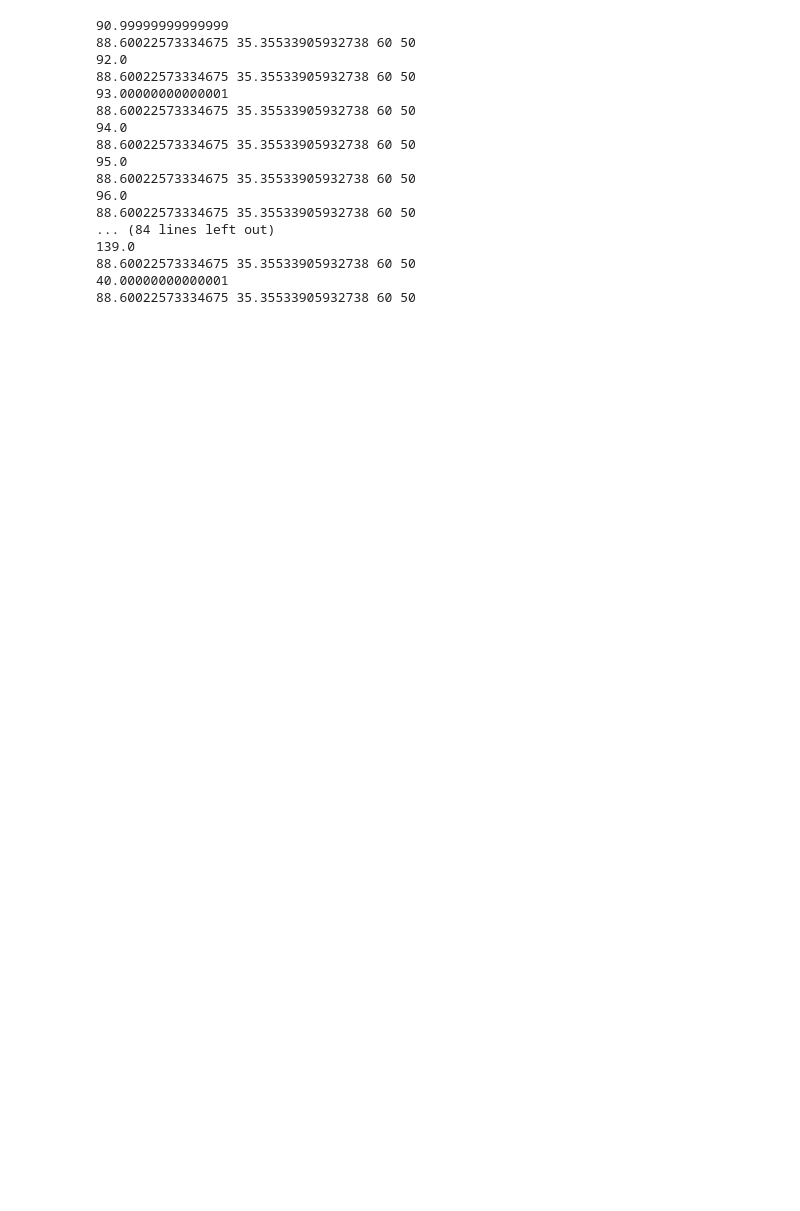
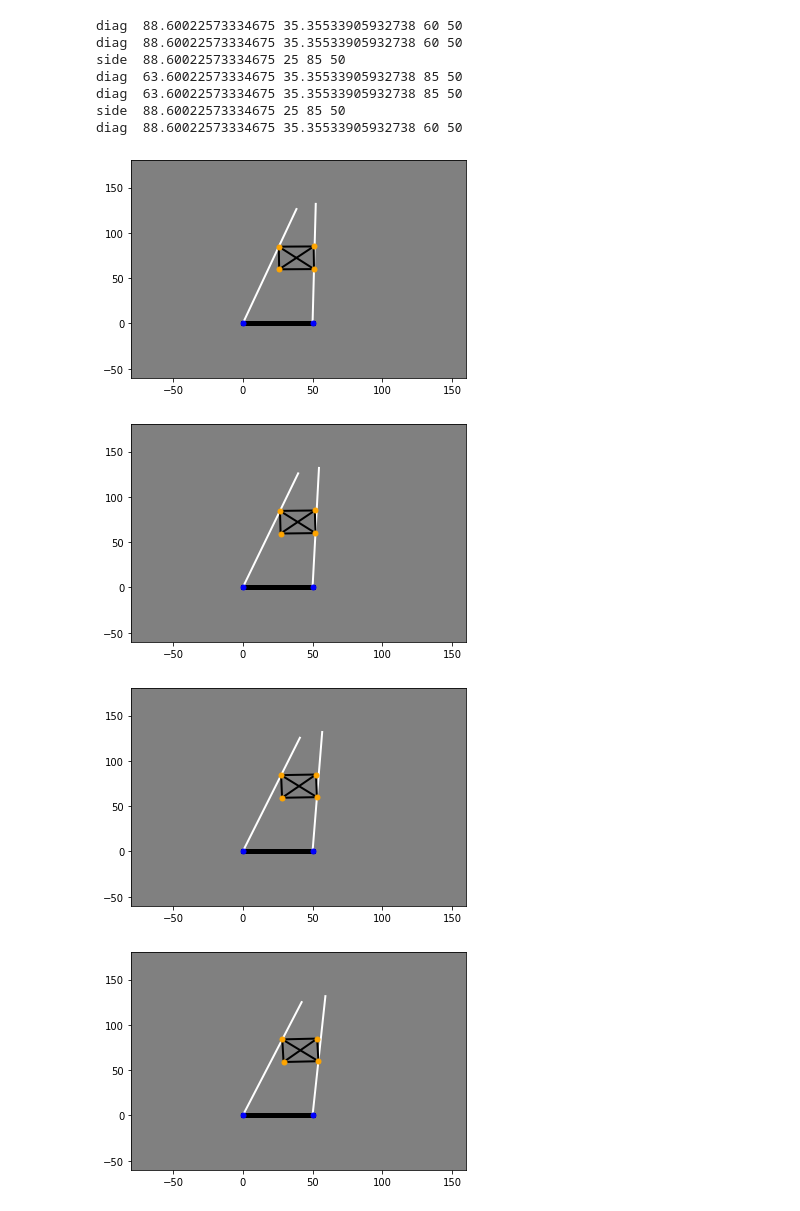
Before and after one commit to ej3517/FYP_EEE_Proprioceptive_Robot_Hand, a Jupyter notebook: Simulation/rolling_simulation.ipynb, the cells around one changed output. Cells and saved outputs as stored; diff of their text form; code cells hidden in the pictures; blank space fills up the shorter version.

Commit message:
simulation work

```diff
--- a/Simulation/rolling_simulation.ipynb
+++ b/Simulation/rolling_simulation.ipynb
@@ -84,6 +84,7 @@ def ini_left_contact(face,c,d):
 
 def rolling_simulation_side(a, b, c, d, s,traj, forward):
     """s : diagonal in this case """
+    print("side ",a,b,c,d)
     keep_data = True
     list_theta_l = []
     list_theta_r = []
@@ -113,14 +114,16 @@ def rolling_simulation_side(a, b, c, d, s,traj, forward):
         # if a corner is identified
         if corner_identification(B1,G1,C1):
             a = a-b
-            [next_theta_l, next_theta_r] = rolling_simulation_diag(a, s, c, d, b, traj[i:-1], forward)
+            [next_theta_l, next_theta_r, a, c] = rolling_simulation_diag(a, s, c, d, b, traj[i:-1], forward)
             list_theta_l += next_theta_l
             list_theta_r += next_theta_r
             keep_data = False
             break
         elif corner_identification(C1,H1,B1):
-            a = a-b
-            rolling_simulation_diag(a-b, s, c, d, b, traj[i:-1], forward)
+            c = c-b
+            [next_theta_l, next_theta_r, a, c] = rolling_simulation_diag(a, s, c, d, b, traj[i:-1], forward)
+            list_theta_l += next_theta_l
+            list_theta_r += next_theta_r
             keep_data = False
             break
         # update list
@@ -128,13 +131,13 @@ def rolling_simulation_side(a, b, c, d, s,traj, forward):
             list_theta_l += [theta_l*180/math.pi]
             list_theta_r += [theta_r*180/math.pi]
         ## plot
-        #plot_scene(A1,B1,C1,D1,E1,F1,G1,H1)
-    return [list_theta_l, list_theta_r]
+        plot_scene(A1,B1,C1,D1,E1,F1,G1,H1)
+    return [list_theta_l, list_theta_r, a, c]
 
 
 def rolling_simulation_diag(a, b, c, d, s, traj, forward):
     """a:left ; b:diag ; c:right ; d:bottom ; f:side"""
-    print(a,b,c,d)
+    print("diag ",a,b,c,d)
     keep_data = True
     list_theta_l = []
     list_theta_r = []
@@ -163,7 +166,8 @@ def rolling_simulation_diag(a, b, c, d, s, traj, forward):
 
         # if a corner is identified
         if corner_identification(C1,D1,F1):
-            [next_theta_l, next_theta_r] = rolling_simulation_side(a, s, c+s, d, b, traj[i:-1], forward)
+            c = c+s
+            [next_theta_l, next_theta_r, a, c] = rolling_simulation_side(a, s, c, d, b, traj[i:-1], forward)
             list_theta_l += next_theta_l
             list_theta_r += next_theta_r
             keep_data = False
@@ -175,7 +179,9 @@ def rolling_simulation_diag(a, b, c, d, s, traj, forward):
             break
         elif corner_identification(B1,A1,F1):
             a = a+s
-            rolling_simulation_diag(a, s, c, d, b, traj[i:-1], forward)
+            [next_theta_l, next_theta_r, a, c] = rolling_simulation_side(a, s, c, d, b, traj[i:-1], forward)
+            list_theta_l += next_theta_l
+            list_theta_r += next_theta_r
             keep_data = False
             break
 
@@ -184,8 +190,8 @@ def rolling_simulation_diag(a, b, c, d, s, traj, forward):
             list_theta_l += [theta_l*180/math.pi]
             list_theta_r += [theta_r*180/math.pi]
         # plot
-        #plot_scene(A1,B1,C1,D1,E1,F1,G1,H1)
-    return [list_theta_l, list_theta_r]
+        plot_scene(A1,B1,C1,D1,E1,F1,G1,H1)
+    return [list_theta_l, list_theta_r, a, c]
 
 
 ####### Animation #########
@@ -229,50 +235,44 @@ def manipulation_simulation(sqrt_dim, ini_drf, gap, minang, maxang):
     ## initalisation
     clockwise = True
     increasing = True
     trajectory_increasing = list_of_angle(minang,maxang,increasing)
     trajectory_decreasing = list_of_angle(maxang,minang,not increasing)
     ## geometry
     sqrt_diag = math.sqrt(2)*sqrt_dim # square's diagonal
     drf = ini_drf
     dlf = ini_left_contact(sqrt_dim,ini_drf,gap) # bottom left finger to contact point
     ang90 = deg2rad(90)
     ## first clockwise motion
     trajectory = [element for element in trajectory_decreasing if element < ang90]
-    [pos_l, pos_r] = rolling_simulation_diag(dlf, sqrt_diag, drf, finger_gap, sqrt_dim, trajectory, clockwise)
+    [pos_l, pos_r, dlf, drf] = rolling_simulation_diag(dlf, sqrt_diag, drf, finger_gap, sqrt_dim, trajectory, clockwise)
     #### anticlockwise motion
-    [next_pos_l, next_pos_r] = rolling_simulation_diag(dlf, sqrt_diag, drf, finger_gap, sqrt_dim, trajectory_increasing, not clockwise)
+    [next_pos_l, next_pos_r, dlf, drf] = rolling_simulation_diag(dlf, sqrt_diag, drf, finger_gap, sqrt_dim, trajectory_increasing, not clockwise)
     pos_l += next_pos_l
     pos_r += next_pos_r
     #### anticlockwise motion
-    [next_pos_l, next_pos_r] = rolling_simulation_diag(dlf, sqrt_diag, drf, finger_gap, sqrt_dim, trajectory_decreasing, clockwise)
+    [next_pos_l, next_pos_r, dlf, drf] = rolling_simulation_diag(dlf, sqrt_diag, drf, finger_gap, sqrt_dim, trajectory_decreasing, clockwise)
     pos_l += next_pos_l
     pos_r += next_pos_r
     ### final plot of the angle evolution
     plot_pos_evol(pos_l,pos_r)
 
 ##### initialisation
 sqrt_side = 25
 initial_drf = 60 # bottom right finger to contact point
 finger_gap = 50 # width between fingers
 min_ang = 40
 max_ang = 140
 
 manipulation_simulation(sqrt_side, initial_drf, finger_gap, min_ang, max_ang)
 # %% [output]
-90.99999999999999
-88.60022573334675 35.35533905932738 60 50
-92.0
-88.60022573334675 35.35533905932738 60 50
-93.00000000000001
-88.60022573334675 35.35533905932738 60 50
-94.0
-88.60022573334675 35.35533905932738 60 50
-95.0
-88.60022573334675 35.35533905932738 60 50
-96.0
-88.60022573334675 35.35533905932738 60 50
-... (84 lines left out)
-139.0
-88.60022573334675 35.35533905932738 60 50
-40.00000000000001
-88.60022573334675 35.35533905932738 60 50
+diag  88.60022573334675 35.35533905932738 60 50
+diag  88.60022573334675 35.35533905932738 60 50
+side  88.60022573334675 25 85 50
+diag  63.60022573334675 35.35533905932738 85 50
+diag  63.60022573334675 35.35533905932738 85 50
+side  88.60022573334675 25 85 50
+diag  88.60022573334675 35.35533905932738 60 50
+[figure, added]
+[figure, added]
+[figure, added]
+[figure, added]
```
Also changed, not shown: parts of 1 cell of this notebook.
